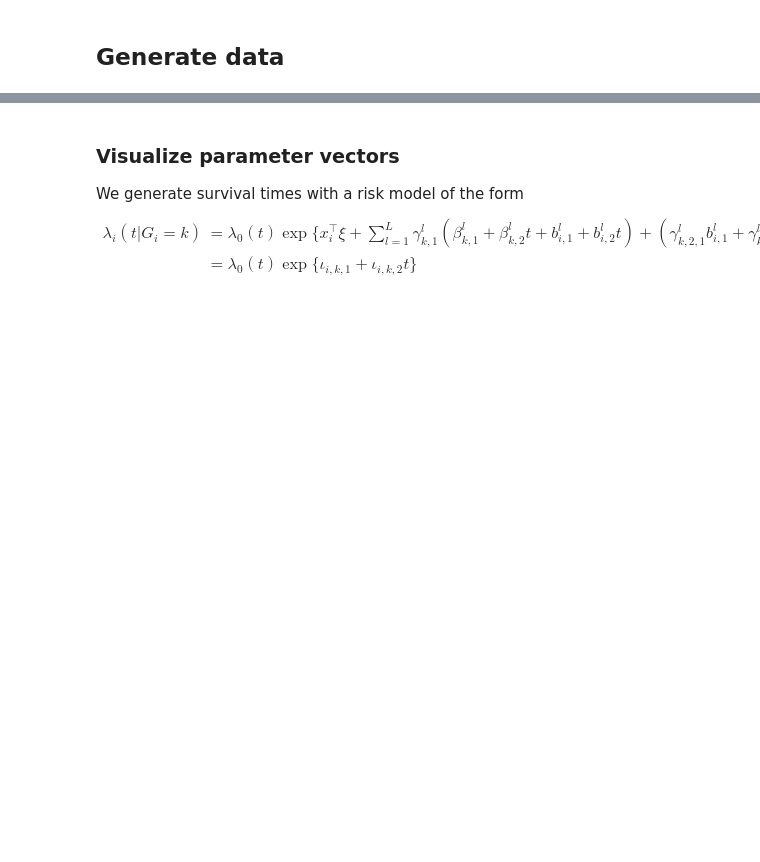
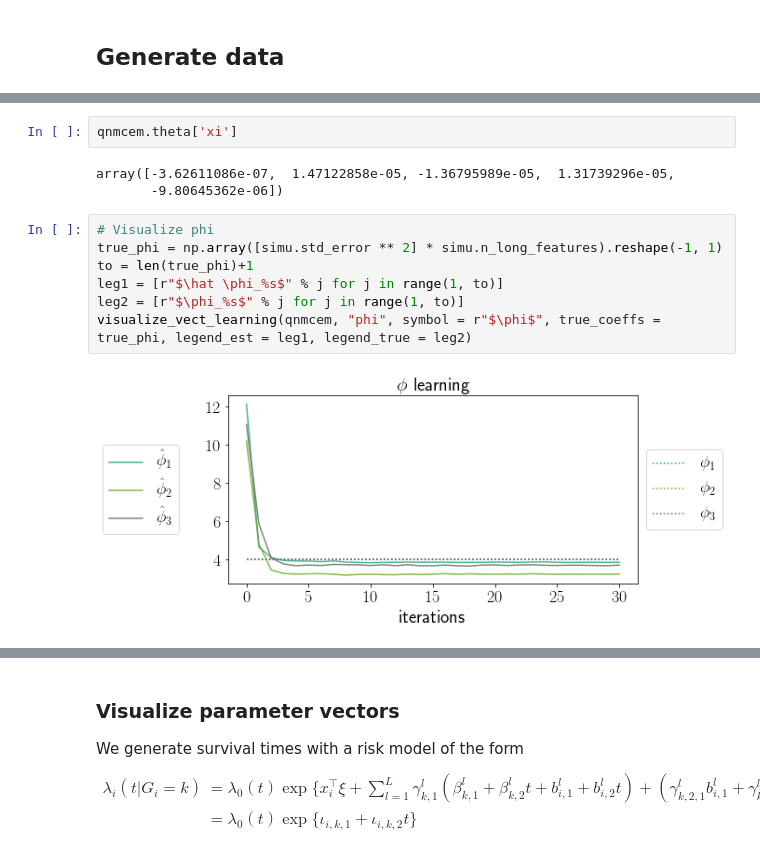
Before and after one commit to Califrais/flash, a Jupyter notebook: Lights tutorial.ipynb, the cells around one changed output, grey strips where cells are left out. Saved outputs shown, nothing was run; the diff lists cells and outputs as text; blank space fills up the shorter version.

```diff
--- a/Lights tutorial.ipynb
+++ b/Lights tutorial.ipynb
@@ -38,0 +109,14 @@ Level of censoring: **45.00%**
+# %%
+qnmcem.theta['xi']
+# %% [output]
+array([-3.62611086e-07,  1.47122858e-05, -1.36795989e-05,  1.31739296e-05,
+       -9.80645362e-06])
+# %%
+# Visualize phi
+true_phi = np.array([simu.std_error ** 2] * simu.n_long_features).reshape(-1, 1)
+to = len(true_phi)+1
+leg1 = [r"$\hat \phi_%s$" % j for j in range(1, to)]
+leg2 = [r"$\phi_%s$" % j for j in range(1, to)]
+visualize_vect_learning(qnmcem, "phi", symbol = r"$\phi$", true_coeffs = true_phi, legend_est = leg1, legend_true = leg2)
+# %% [output]
+[figure, added]
```
Also changed, not shown: parts of 9 cells of this notebook, 2 other files.
